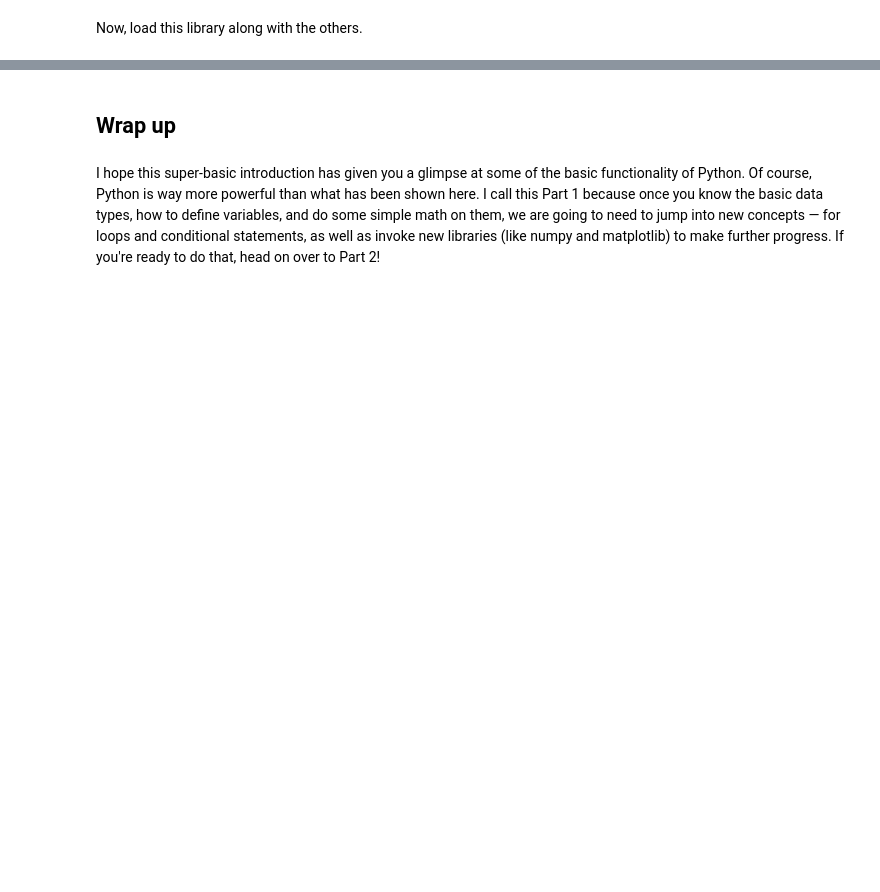
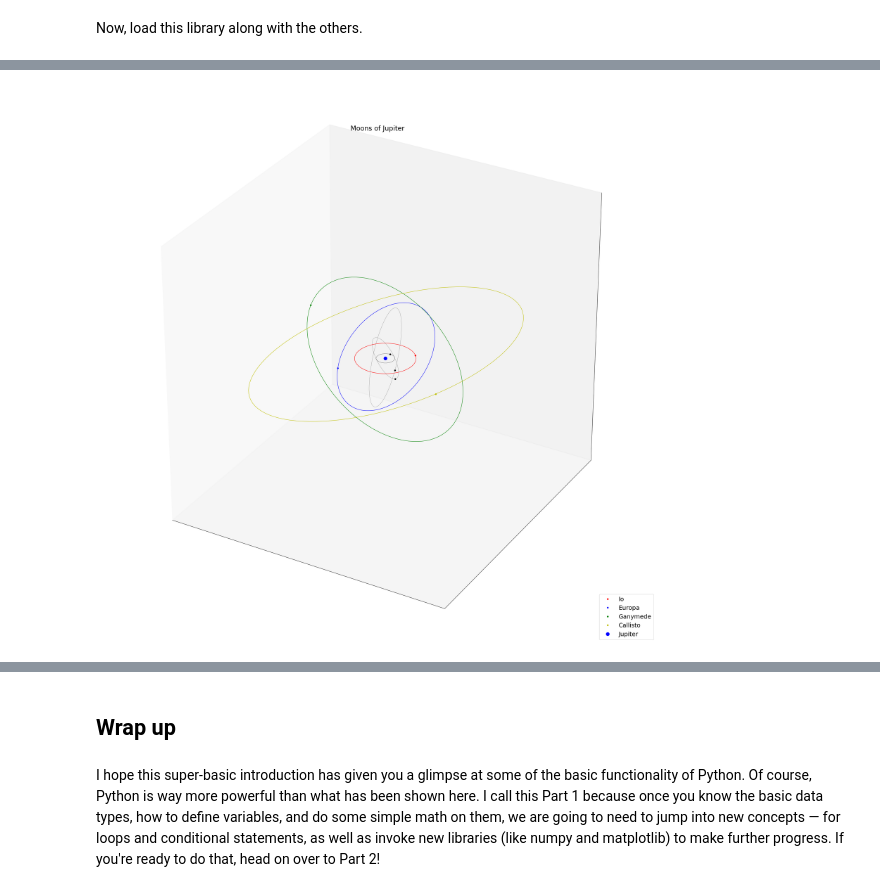
Before and after one commit to heidiawhite/pasea-arp, a Jupyter notebook: Pre-workshop/pre-workshop_tutorial_part1.ipynb, the cells around one changed output, grey strips where cells are left out. Cells and saved outputs as stored; diff of their text form; code cells hidden in the pictures; blank space fills up the shorter version.

```diff
--- a/Pre-workshop/pre-workshop_tutorial_part1.ipynb
+++ b/Pre-workshop/pre-workshop_tutorial_part1.ipynb
@@ -679,0 +743,44 @@ plt.show()
+# %%
+fig = plt.figure(figsize=(30, 30))
+ax = plt.axes(projection='3d')
+
+for ind, moon in enumerate(moons_data[:8]):
+    t = np.linspace(0, float(moon[12]), 100)
+    # Create Keplerian elliptical orbits with
+    # semi-major axis in length units, period in time units,
+    # eccentricity, longitude of ascending node in degrees,
+    # and inclination and periapsis argument in degrees.
+    orbit = pyasl.KeplerEllipse(a=float(moon[6]), per=float(moon[12]),
+                                e=float(moon[7]), Omega=float(moon[8]),
+                                i=float(moon[10]), w=float(moon[11]))
+
+    # Calculate the orbit position at the given points
+    # in a Cartesian coordinate system.
+    pos = orbit.xyzPos(t)
+
+    color=['r', 'b', 'g', 'y']
+    if ind < 4:
+        # Plot the orbit
+        ax.plot3D(pos[::, 1], pos[::, 0], pos[::, 2], color=color[ind], lw=1)
+        # Point of periapsis
+        ax.plot3D([pos[0, 1]], [pos[0, 0]], [pos[0, 2]], f'{color[ind]}.',
+                   markersize=8, label=f'{moon[1]}')
+    else:
+        ax.plot3D(pos[::, 1], pos[::, 0], pos[::, 2], 'k-', lw=0.25)
+        ax.plot3D([pos[0, 1]], [pos[0, 0]], [pos[0, 2]], 'k.',
+                   markersize=8)
+
+ax.plot3D([0], [0], [0], 'bo', markersize=10, label='Jupiter')
+
+plt.legend(loc='lower right', fontsize=18)
+plt.style.use('default')
+# Hide grid lines
+ax.grid(False)
+# Hide axes ticks
+ax.set_xticks([])
+ax.set_yticks([])
+ax.set_zticks([])
+plt.title('Moons of Jupiter', fontsize=20)
+plt.show()
+# %% [output]
+[figure, added]
```
Also changed, not shown: parts of 33 cells of this notebook.
